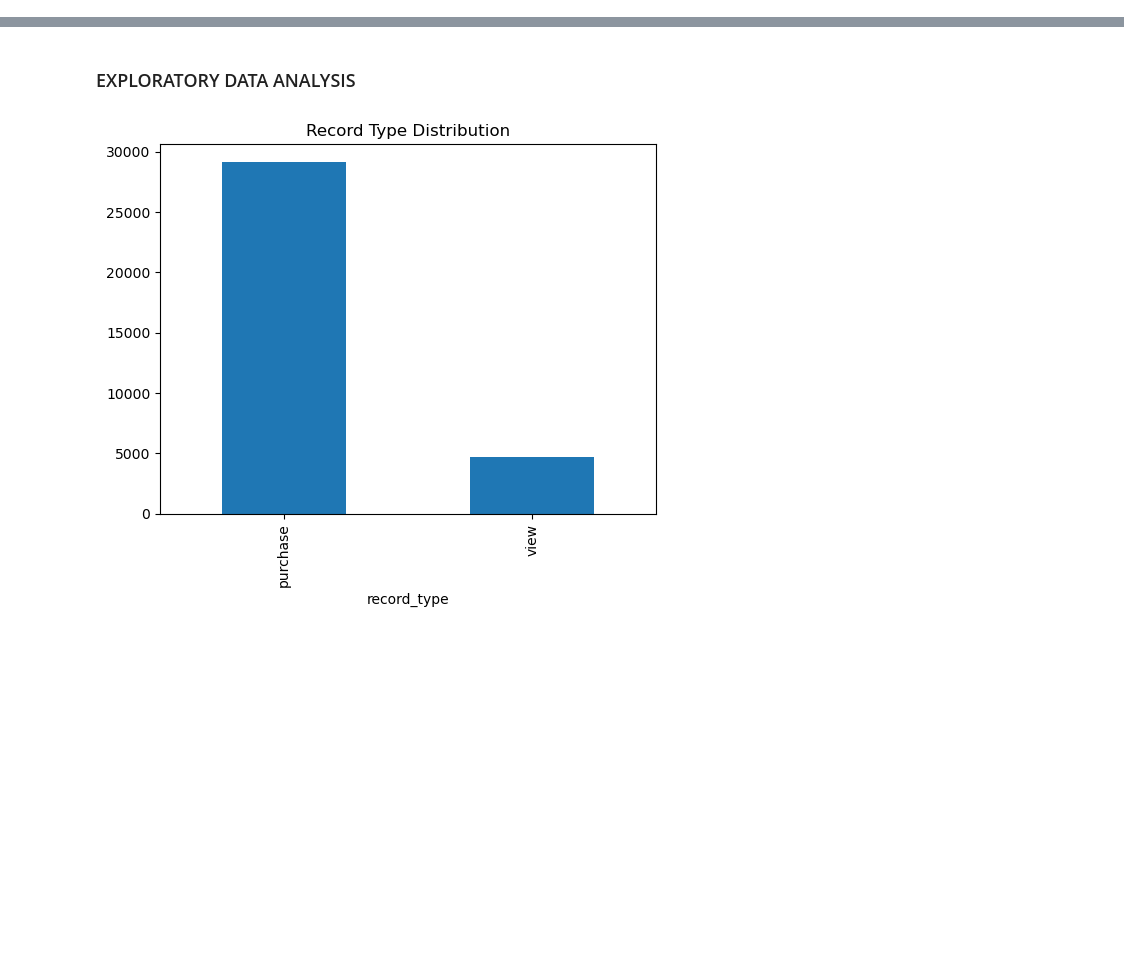
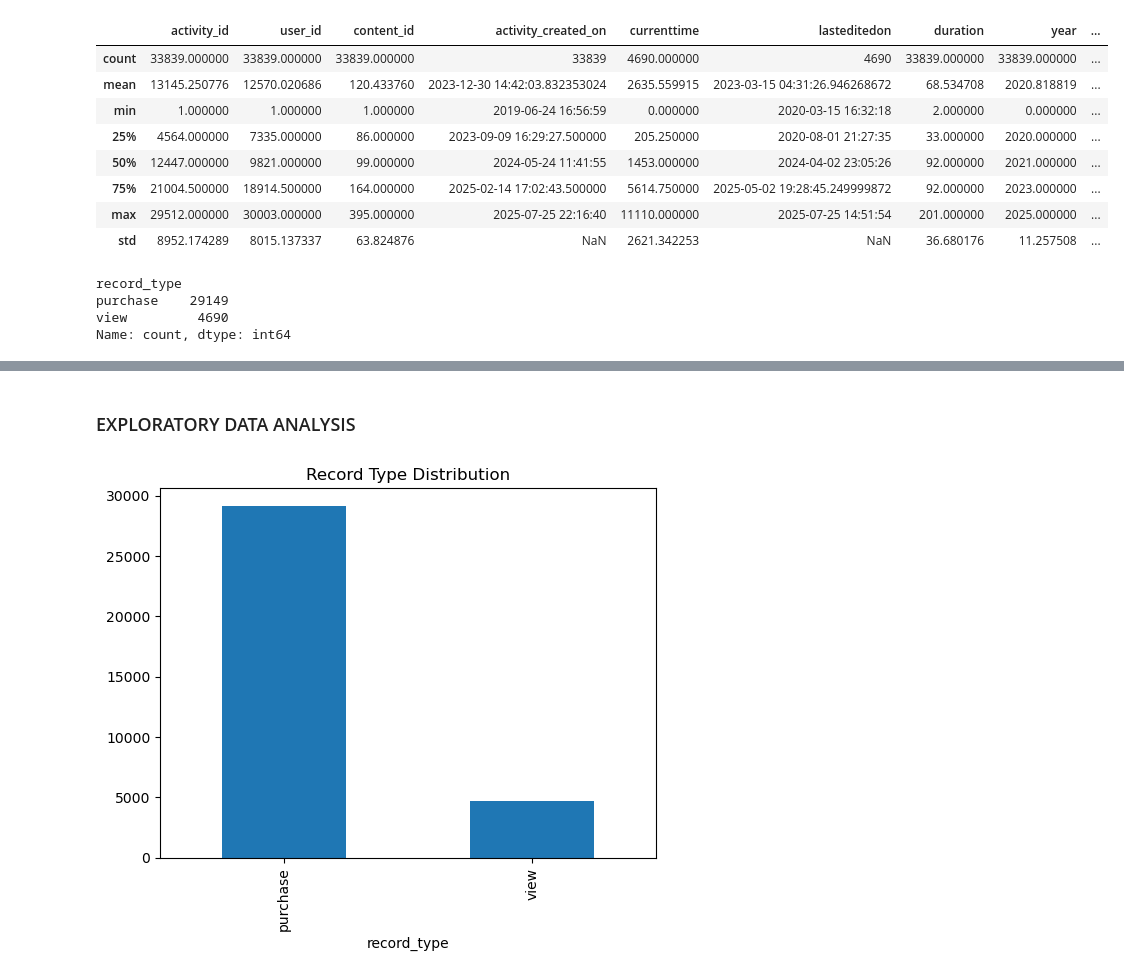
Before and after one commit to joyaran/Yakwetu_project, a Jupyter notebook: Final_yakwetu_notebook.ipynb, the cells around one changed output, grey strips where cells are left out. Drawn from its saved outputs; the diff is of its cells as text; code cells hidden in the pictures; blank space fills up the shorter version.

```diff
--- a/Final_yakwetu_notebook.ipynb
+++ b/Final_yakwetu_notebook.ipynb
@@ -491,0 +349,21 @@ UPSELL TO EST                    1
+# %%
+# Checking the dataframe's summary of statistics
+df_activity_with_weather.describe()
+# %% [output]
+|  | activity_id | user_id | content_id | activity_created_on | currenttime | lasteditedon | duration | year | ... |
+| count | 33839.000000 | 33839.000000 | 33839.000000 | 33839 | 4690.000000 | 4690 | 33839.000000 | 33839.000000 | ... |
+| mean | 13145.250776 | 12570.020686 | 120.433760 | 2023-12-30 14:42:03.832353024 | 2635.559915 | 2023-03-15 04:31:26.946268672 | 68.534708 | 2020.818819 | ... |
+| min | 1.000000 | 1.000000 | 1.000000 | 2019-06-24 16:56:59 | 0.000000 | 2020-03-15 16:32:18 | 2.000000 | 0.000000 | ... |
+| 25% | 4564.000000 | 7335.000000 | 86.000000 | 2023-09-09 16:29:27.500000 | 205.250000 | 2020-08-01 21:27:35 | 33.000000 | 2020.000000 | ... |
+| 50% | 12447.000000 | 9821.000000 | 99.000000 | 2024-05-24 11:41:55 | 1453.000000 | 2024-04-02 23:05:26 | 92.000000 | 2021.000000 | ... |
+| 75% | 21004.500000 | 18914.500000 | 164.000000 | 2025-02-14 17:02:43.500000 | 5614.750000 | 2025-05-02 19:28:45.249999872 | 92.000000 | 2023.000000 | ... |
+| max | 29512.000000 | 30003.000000 | 395.000000 | 2025-07-25 22:16:40 | 11110.000000 | 2025-07-25 14:51:54 | 201.000000 | 2025.000000 | ... |
+| std | 8952.174289 | 8015.137337 | 63.824876 | NaN | 2621.342253 | NaN | 36.680176 | 11.257508 | ... |
+# %%
+# Checking valuee count for record_type
+df_activity_with_weather['record_type'].value_counts()
+# %% [output]
+record_type
+purchase    29149
+view         4690
+Name: count, dtype: int64
```
Also changed, not shown: parts of 56 cells of this notebook.
